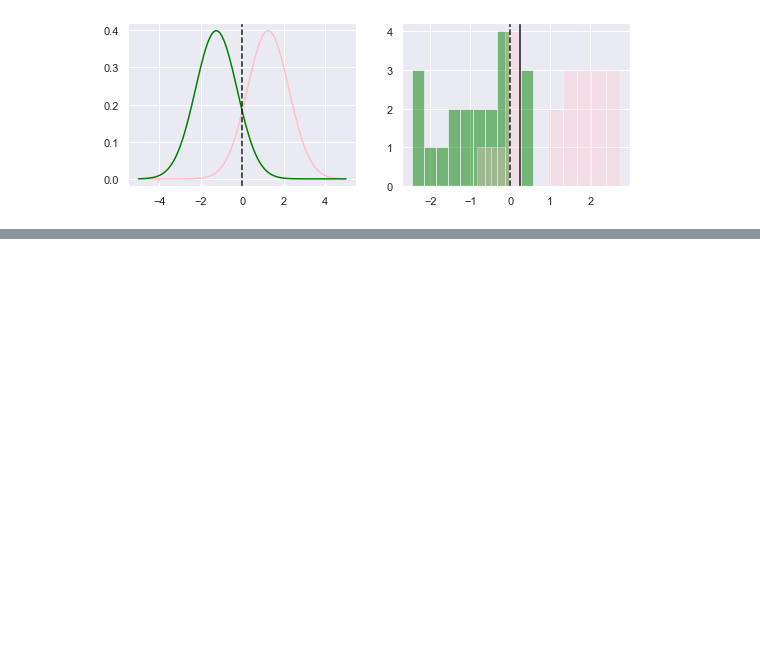
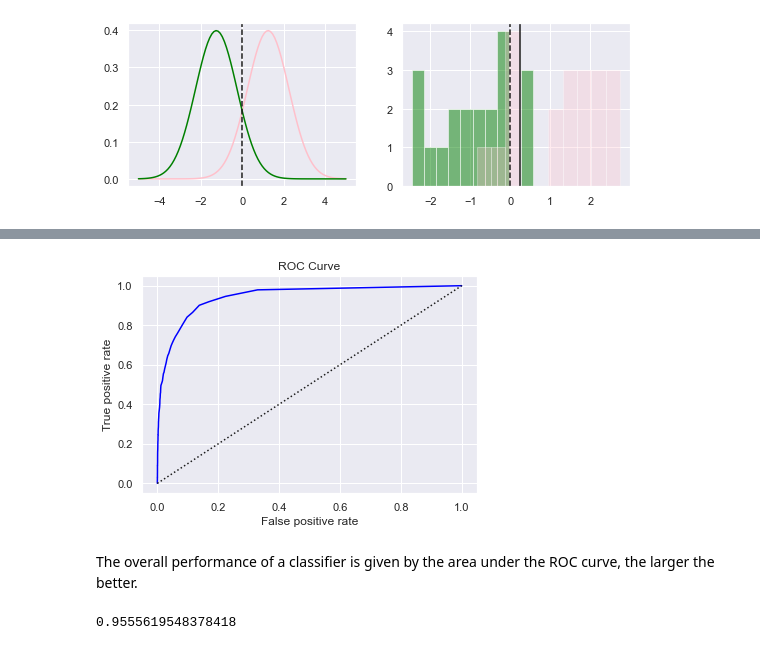
Before and after one commit to mtekant/ISLR_Notes, a Jupyter notebook: Introduction to Statistical Learning, 2nd Edition -- Notes for Ch 4.ipynb, the cells around one changed output, grey strips where cells are left out. Drawn from its saved outputs; the diff is of its cells as text; code cells hidden in the pictures; blank space fills up the shorter version.

```diff
--- a/Introduction to Statistical Learning, 2nd Edition -- Notes for Ch 4.ipynb
+++ b/Introduction to Statistical Learning, 2nd Edition -- Notes for Ch 4.ipynb
@@ -293,0 +466,16 @@ Now, let's extend this analysis to more than one predictor. Instead of X being a
+# %%
+plt.plot(incorrect_nondefault,correct_default,c='blue')
+plt.plot(np.linspace(0,1,100),np.linspace(0,1,100),c='k',linestyle=':')
+plt.title('ROC Curve')
+plt.xlabel('False positive rate')
+plt.ylabel('True positive rate');
+# %% [output]
+[figure, added]
+# %% [markdown]
+The overall performance of a classifier is given by the area under the ROC curve, the larger the better.
+# %%
+xes = np.array(incorrect_nondefault[1:])-np.array(incorrect_nondefault[:-1])
+area = np.sum(-xes*np.array(correct_default[:-1]))
+print(area)
+# %% [output]
+0.9555619548378418
```
Also changed, not shown: parts of 15 cells of this notebook.
